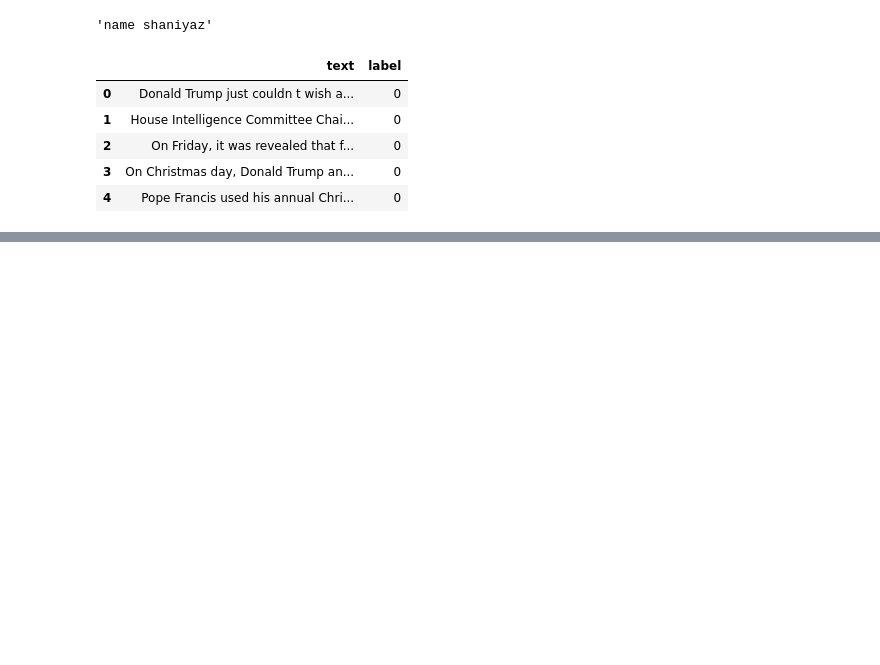
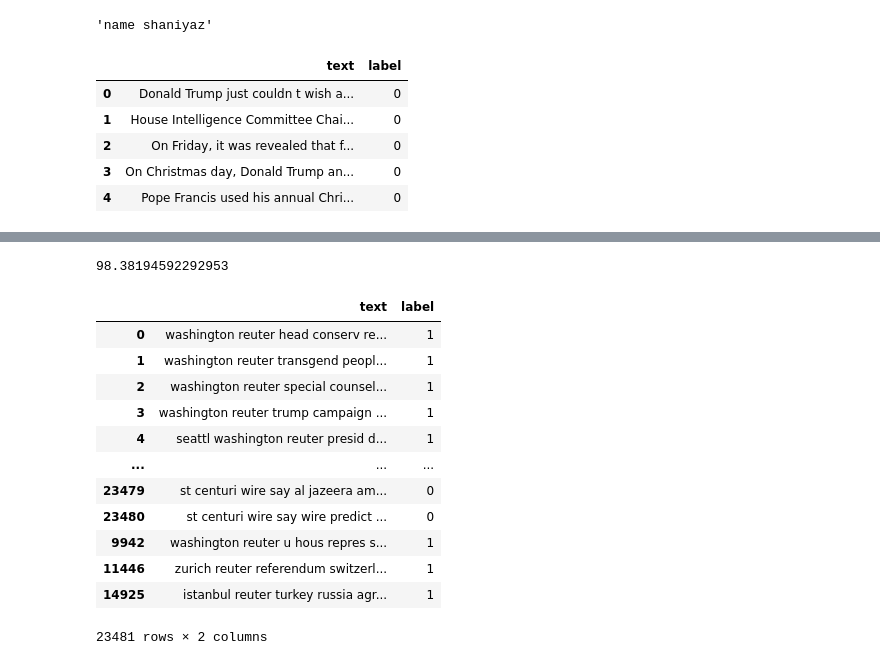
Before and after one commit to Anonymous7722/Fake_News_detection, a Jupyter notebook: model.ipynb, the cells around one changed output, grey strips where cells are left out. Drawn from its saved outputs; the diff is of its cells as text; code cells hidden in the pictures; blank space fills up the shorter version.

```diff
--- a/model.ipynb
+++ b/model.ipynb
@@ -160,3 +167,6 @@ df.head()
 | 4 | Pope Francis used his annual Chri... | 0 |
 # %%
 df['text']=df['text'].apply(noise_text)
+# %%
+df=pickle.load(open('stem_data.pkl','rb'))
+df=pd.DataFrame(df)
@@ -162,0 +244,4 @@ df['text']=df['text'].apply(noise_text)
+# %%
+lr.score(x_test_vector,y_test)*100
+# %% [output]
+98.38194592292953
@@ -162,0 +251,17 @@ df['text']=df['text'].apply(noise_text)
+# %%
+df2=pickle.load(open('stem_data.pkl','rb'))
+pd.DataFrame(df2)
+# %% [output]
+|  | text | label |
+| 0 | washington reuter head conserv re... | 1 |
+| 1 | washington reuter transgend peopl... | 1 |
+| 2 | washington reuter special counsel... | 1 |
+| 3 | washington reuter trump campaign ... | 1 |
+| 4 | seattl washington reuter presid d... | 1 |
+| ... | ... | ... |
+| 23479 | st centuri wire say al jazeera am... | 0 |
+| 23480 | st centuri wire say wire predict ... | 0 |
+| 9942 | washington reuter u hous repres s... | 1 |
+| 11446 | zurich reuter referendum switzerl... | 1 |
+| 14925 | istanbul reuter turkey russia agr... | 1 |
+23481 rows × 2 columns
```
Also changed, not shown: parts of 16 cells of this notebook.
